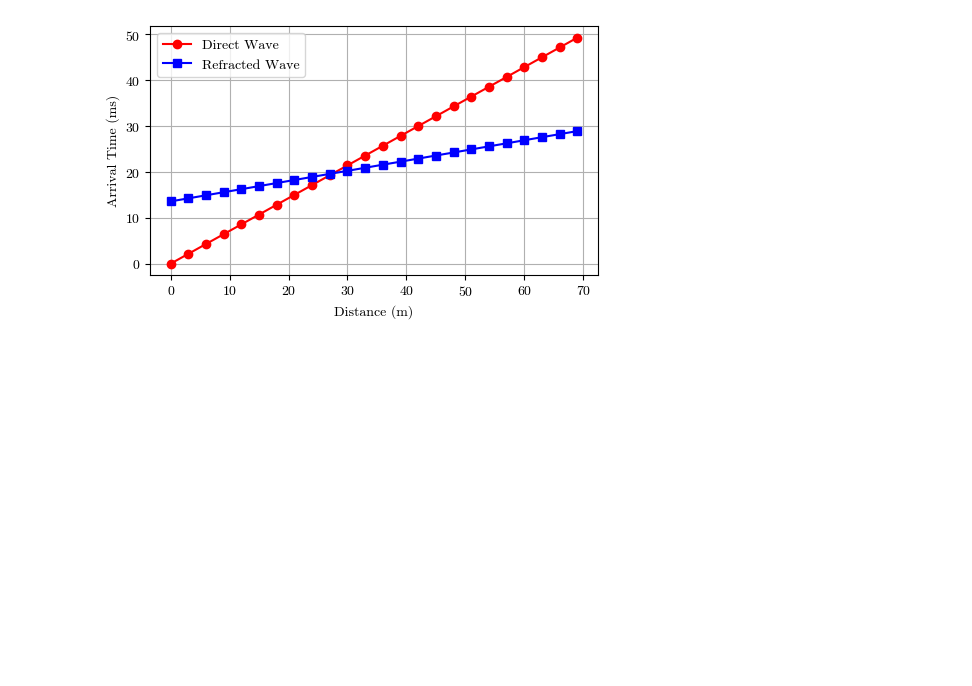
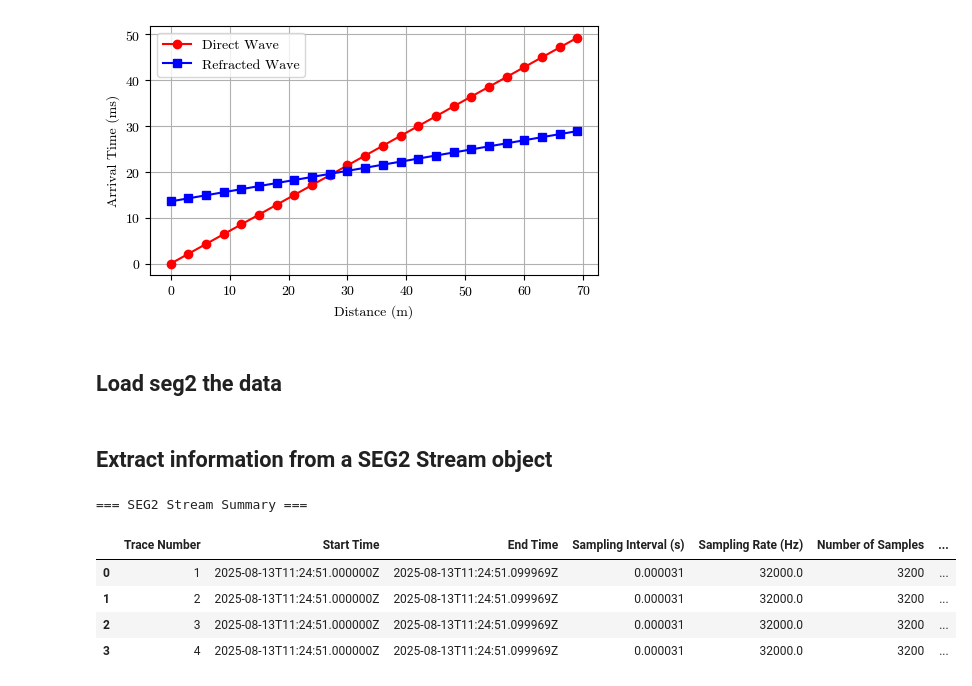
Before and after one commit to oscar-rincon/seismic-refraction-analysis, a Jupyter notebook: sesimic-refraction-analysis.ipynb, the cells around one changed output. Saved outputs shown, nothing was run; the diff lists cells and outputs as text; code cells hidden in the pictures; blank space fills up the shorter version.

```diff
--- a/sesimic-refraction-analysis.ipynb
+++ b/sesimic-refraction-analysis.ipynb
@@ -193,3 +193,5 @@ Refracted wave slope = 0.2222 ms/m, estimated velocity = 4500.16 m/s, ground tru
 Crossover distance = 27.59 m
 Depth to refractor = 10.00 m, ground truth = 10.00 m
 [figure]
+# %% [markdown]
+## Load seg2 the data
@@ -195,0 +201,50 @@ Depth to refractor = 10.00 m, ground truth = 10.00 m
+# %% [markdown]
+## Extract information from a SEG2 Stream object
+# %%
+
+
+def summarize_seg2(st, output_csv="refraction_data/seg2_summary.csv"):
+    """
+    Extract key information from a SEG2 Stream and save it to a CSV file.
+
+    Parameters:
+        st (obspy.Stream): The SEG2 stream object.
+        output_csv (str): Output CSV file path.
+    """
+    summary = []
+
+    # General instrument info
+    instrument = st[0].stats.seg2.get("INSTRUMENT", "Unknown")
+    print("=== SEG2 Stream Summary ===")
+
+    for i, tr in enumerate(st):
+        stats = tr.stats
+
+        trace_info = {
+            "Trace Number": i + 1,
+            "Start Time": str(stats.starttime),
+            "End Time": str(stats.endtime),
+            "Sampling Interval (s)": stats.delta,
+            "Sampling Rate (Hz)": stats.sampling_rate,
+            "Number of Samples": stats.npts,
+            "Duration (s)": round(stats.npts / stats.sampling_rate, 4),
+            "Max Amplitude": round(np.max(np.abs(tr.data)), 4),
+            "Instrument": instrument
+        }
+
+        summary.append(trace_info)
+
+    # Save to CSV
+    df = pd.DataFrame(summary)
+    df.to_csv(output_csv, index=False)
+    return df
+
+df = summarize_seg2(st)
+df
+# %% [output]
+=== SEG2 Stream Summary ===
+|  | Trace Number | Start Time | End Time | Sampling Interval (s) | Sampling Rate (Hz) | Number of Samples | ... |
+| 0 | 1 | 2025-08-13T11:24:51.000000Z | 2025-08-13T11:24:51.099969Z | 0.000031 | 32000.0 | 3200 | ... |
+| 1 | 2 | 2025-08-13T11:24:51.000000Z | 2025-08-13T11:24:51.099969Z | 0.000031 | 32000.0 | 3200 | ... |
+| 2 | 3 | 2025-08-13T11:24:51.000000Z | 2025-08-13T11:24:51.099969Z | 0.000031 | 32000.0 | 3200 | ... |
+| 3 | 4 | 2025-08-13T11:24:51.000000Z | 2025-08-13T11:24:51.099969Z | 0.000031 | 32000.0 | 3200 | ... |
```
Also changed, not shown: parts of 5 cells of this notebook, 2 other files.
